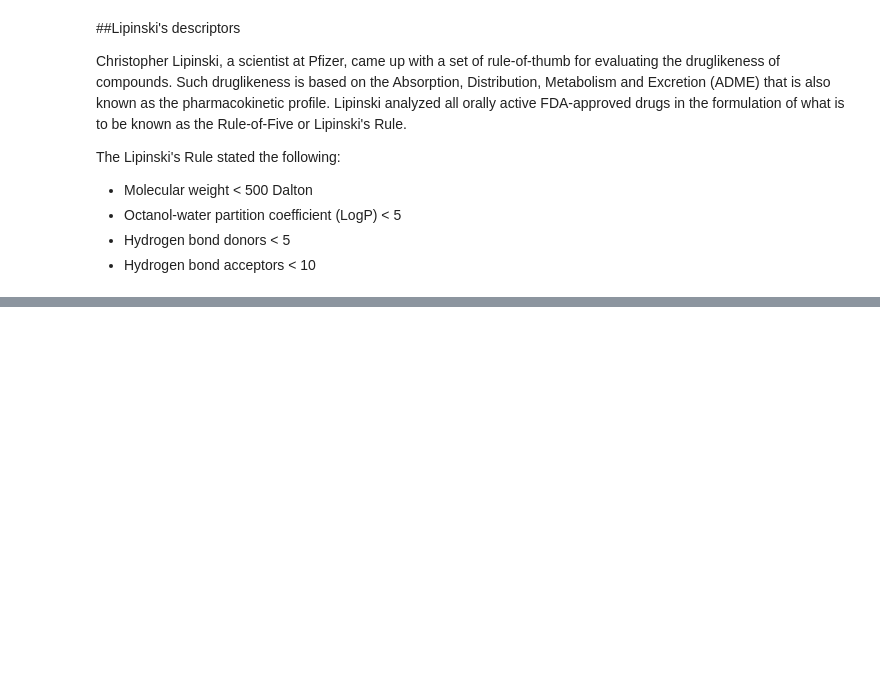
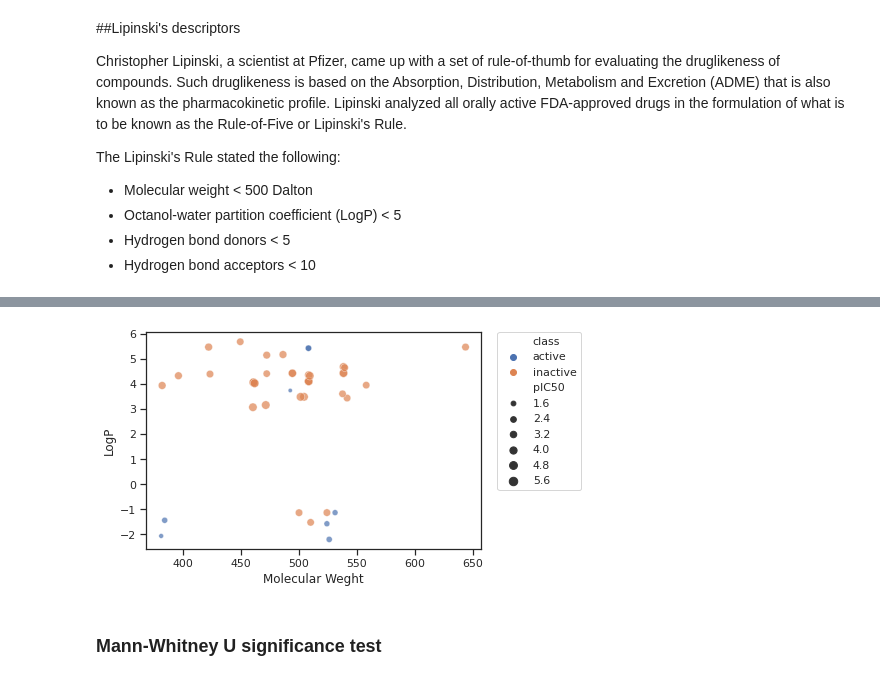
Before and after one commit to galib96/drug-discovery-ml, a Jupyter notebook: Bioinformatics_Drug_Discovery_Using_Machine_Learning.ipynb, the cells around one changed output, grey strips where cells are left out. Drawn from its saved outputs; the diff is of its cells as text; code cells hidden in the pictures; blank space fills up the shorter version.

```diff
--- a/Bioinformatics_Drug_Discovery_Using_Machine_Learning.ipynb
+++ b/Bioinformatics_Drug_Discovery_Using_Machine_Learning.ipynb
@@ -193,0 +261,15 @@ df_proc.head()
+# %%
+# molecular weight and log of standard P value
+
+sns.scatterplot(x='mol_wt', y='mol_logp', data=df2, hue='class', size='pIC50', alpha = 0.7)
+
+plt.xlabel('Molecular Weght')
+plt.ylabel('LogP')
+plt.legend(bbox_to_anchor=(1.05,1), loc=2, borderaxespad=0)
+plt.savefig('plot_mw_vs_logp.pdf')
+
+plt.show()
+# %% [output]
+[figure, added]
+# %% [markdown]
+### Mann-Whitney U significance test
```
Also changed, not shown: parts of 26 cells of this notebook.
